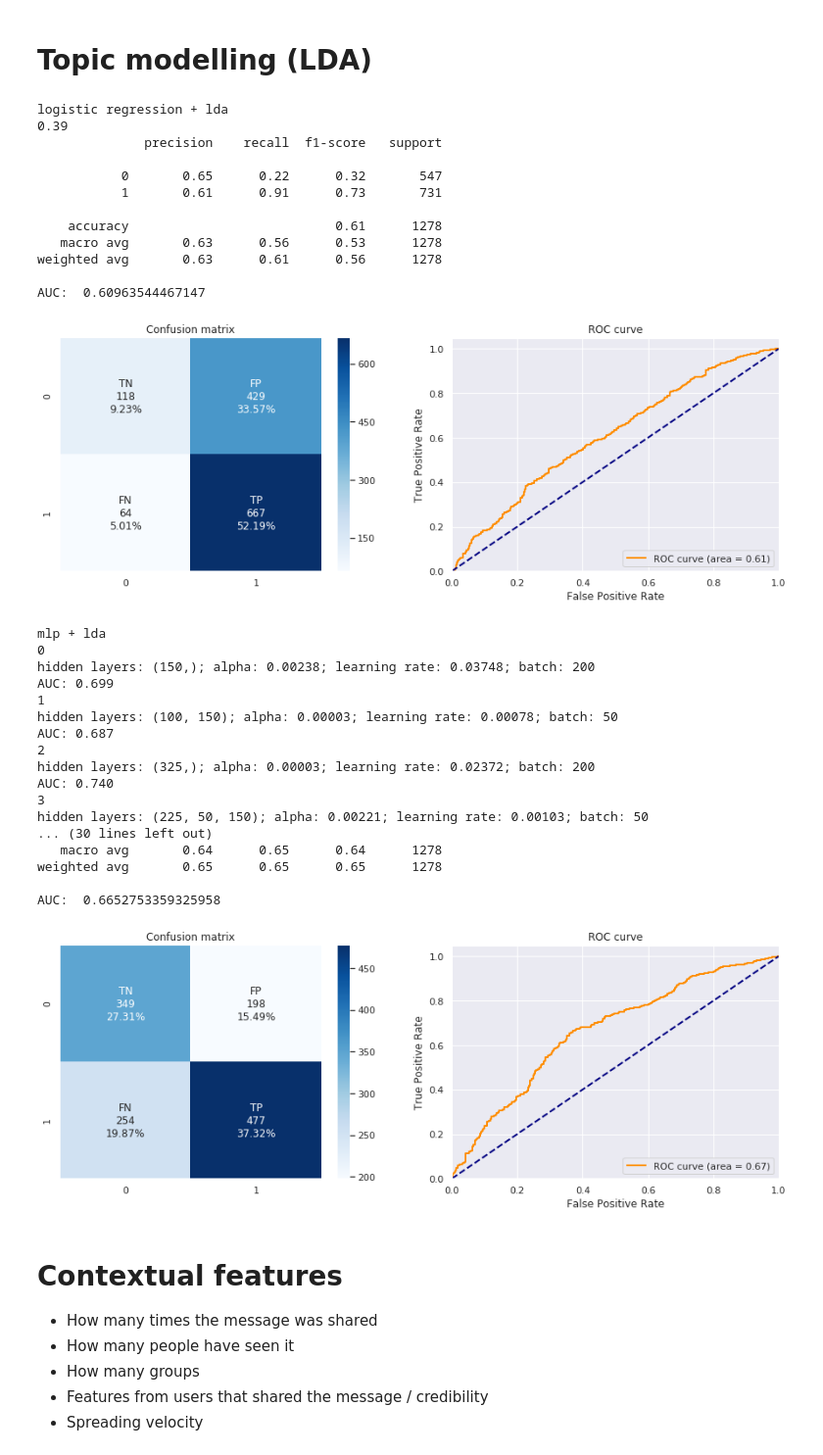
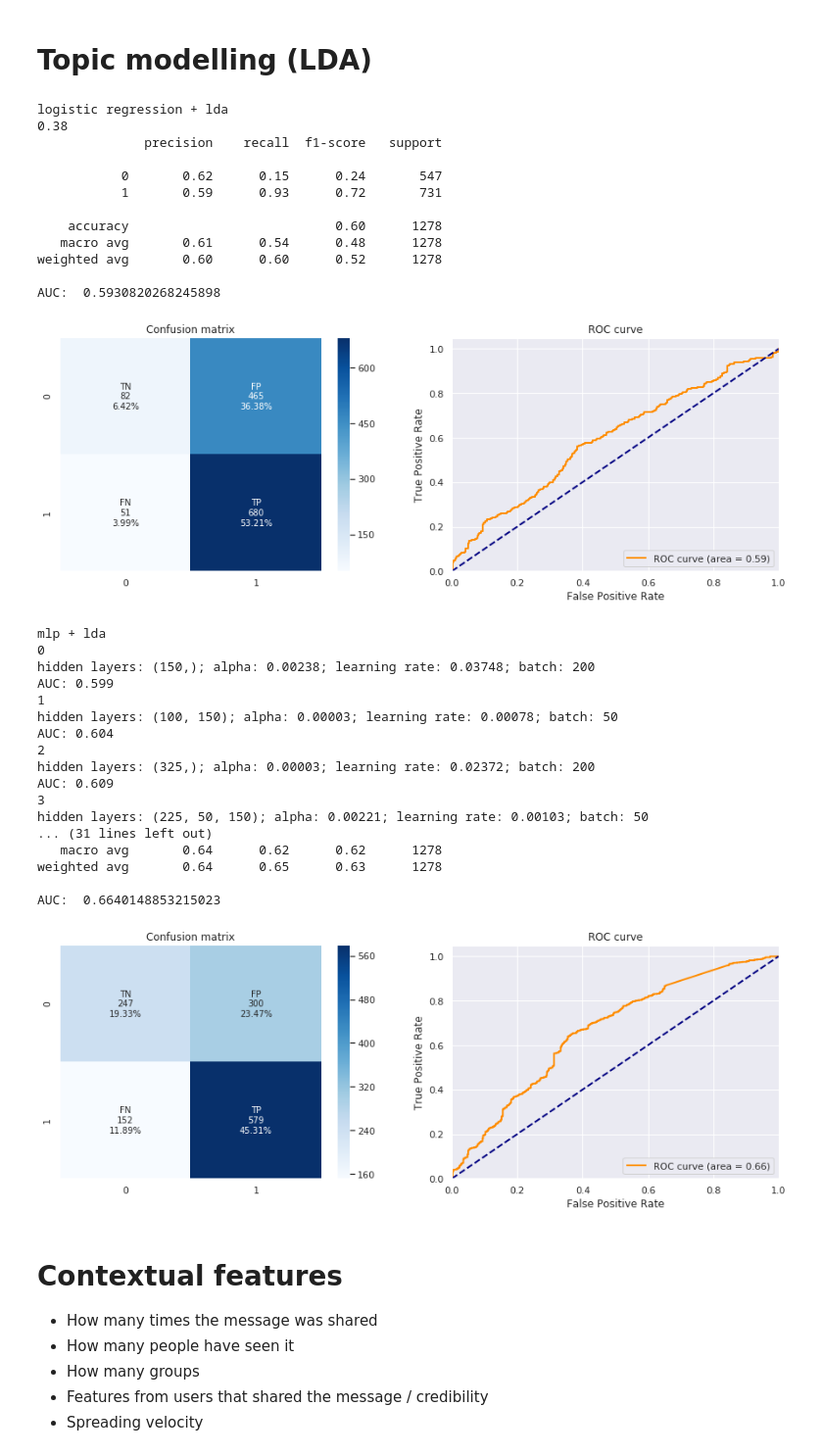
Before and after one commit to cabrau/FakeWhatsApp.Br, a Jupyter notebook: 11 - final experiments.ipynb, the cells around one changed output. Shown at 98% size. Drawn from its saved outputs; the diff is of its cells as text; code cells hidden in the pictures.

```diff
--- a/11 - final experiments.ipynb
+++ b/11 - final experiments.ipynb
@@ -103,7 +103,7 @@ def random_search_mlp(X_train,y_train,n_iter=10):
         learning = 10**np.random.uniform(-4,-1)
         #print(learning, end = '; ')
         learning_rate_inits.append(learning)
-        batch = np.random.randint(1,5)*50 #math.floor(10**np.random.uniform(1.5,2.6)) #np.random.randint(2,30)*10
+        batch = np.random.randint(1,7)*50 #math.floor(10**np.random.uniform(1.5,2.6)) #np.random.randint(2,30)*10
         #print(batch)
         batch_sizes.append(batch)
 
@@ -143,10 +143,10 @@ def random_search_mlp(X_train,y_train,n_iter=10):
 
 def optimized_mlp(hl,bs,al,lri):
     clf = MLPClassifier(activation = 'relu', solver = 'adam',random_state = 42,
-                   tol = 1e-3, verbose = False, early_stopping = True,
+                   tol = 1e-4, verbose = False, early_stopping = True,
                    n_iter_no_change = 3, max_iter = 100,
                    hidden_layer_sizes = hl, alpha = al,
-                   learning_rate_init = lri, batch_size = 32)
+                   learning_rate_init = lri, batch_size = bs)
     return clf
 
 def train_test(clf,X_train,X_test,y_train,y_test):
@@ -412,7 +414,7 @@ AUC:  0.8552782619786573
 # topics
 from gensim.models import LdaModel
 from gensim.corpora.dictionary import Dictionary
-n_topics = 64
+n_topics = 15
 
 def train_lda(corpus, n_topics = 100):
     common_texts = [x.split() for x in corpus]
@@ -455,48 +457,57 @@ y_pred = [1 if p >= thr else 0 for p in y_prob]
 test_metrics = get_test_metrics(y_test, y_pred, y_prob, full_metrics = True)
 # %% [output]
 logistic regression + lda
-0.39
+0.38
               precision    recall  f1-score   support
 
-           0       0.65      0.22      0.32       547
-           1       0.61      0.91      0.73       731
+           0       0.62      0.15      0.24       547
+           1       0.59      0.93      0.72       731
 
-    accuracy                           0.61      1278
-   macro avg       0.63      0.56      0.53      1278
-weighted avg       0.63      0.61      0.56      1278
+    accuracy                           0.60      1278
+   macro avg       0.61      0.54      0.48      1278
+weighted avg       0.60      0.60      0.52      1278
 
-AUC:  0.60963544467147
+AUC:  0.5930820268245898
-[figure, old version]
+[figure, new version]
 # %%
 print('mlp + lda')
 # clf = MLPClassifier(activation = 'relu', solver = 'adam',random_state = 42,
 #                    tol = 1e-3, verbose = True, early_stopping = True,
 #                    n_iter_no_change = 3, max_iter = 100,
 #                    hidden_layer_sizes = (100,), alpha = .00001,
 #                    learning_rate_init = .0001, batch_size = 32)
+# hl,bs,al,lri = random_search_mlp(X_train_topics,y_train,n_iter)
+# clf = optimized_mlp(hl,bs,al,lri)
+
+# results = train_test(clf,X_train_topics,X_test_topics,y_train,y_test)
+
 hl,bs,al,lri = random_search_mlp(X_train_topics,y_train,n_iter)
 clf = optimized_mlp(hl,bs,al,lri)
-
-results = train_test(clf,X_train_topics,X_test_topics,y_train,y_test)
+clf.fit(X_train_topics,y_train)
+y_prob = clf.predict_proba(X_test_topics)[:,1]
+thr = optimal_threshold(y_prob,y_test)
+print(thr)
+y_pred = [1 if p >= thr else 0 for p in y_prob]
+test_metrics = get_test_metrics(y_test, y_pred, y_prob, full_metrics = True)
 # %% [output]
 mlp + lda
 0
 hidden layers: (150,); alpha: 0.00238; learning rate: 0.03748; batch: 200
-AUC: 0.699
+AUC: 0.599
 1
 hidden layers: (100, 150); alpha: 0.00003; learning rate: 0.00078; batch: 50
-AUC: 0.687
+AUC: 0.604
 2
 hidden layers: (325,); alpha: 0.00003; learning rate: 0.02372; batch: 200
-AUC: 0.740
+AUC: 0.609
 3
 hidden layers: (225, 50, 150); alpha: 0.00221; learning rate: 0.00103; batch: 50
-... (30 lines left out)
-   macro avg       0.64      0.65      0.64      1278
-weighted avg       0.65      0.65      0.65      1278
+... (31 lines left out)
+   macro avg       0.64      0.62      0.62      1278
+weighted avg       0.64      0.65      0.63      1278
 
-AUC:  0.6652753359325958
+AUC:  0.6640148853215023
-[figure, old version]
+[figure, new version]
 # %% [markdown]
 # Contextual features
 * How many times the message was shared
```
Also changed, not shown: parts of 17 cells of this notebook, 3 other files.
